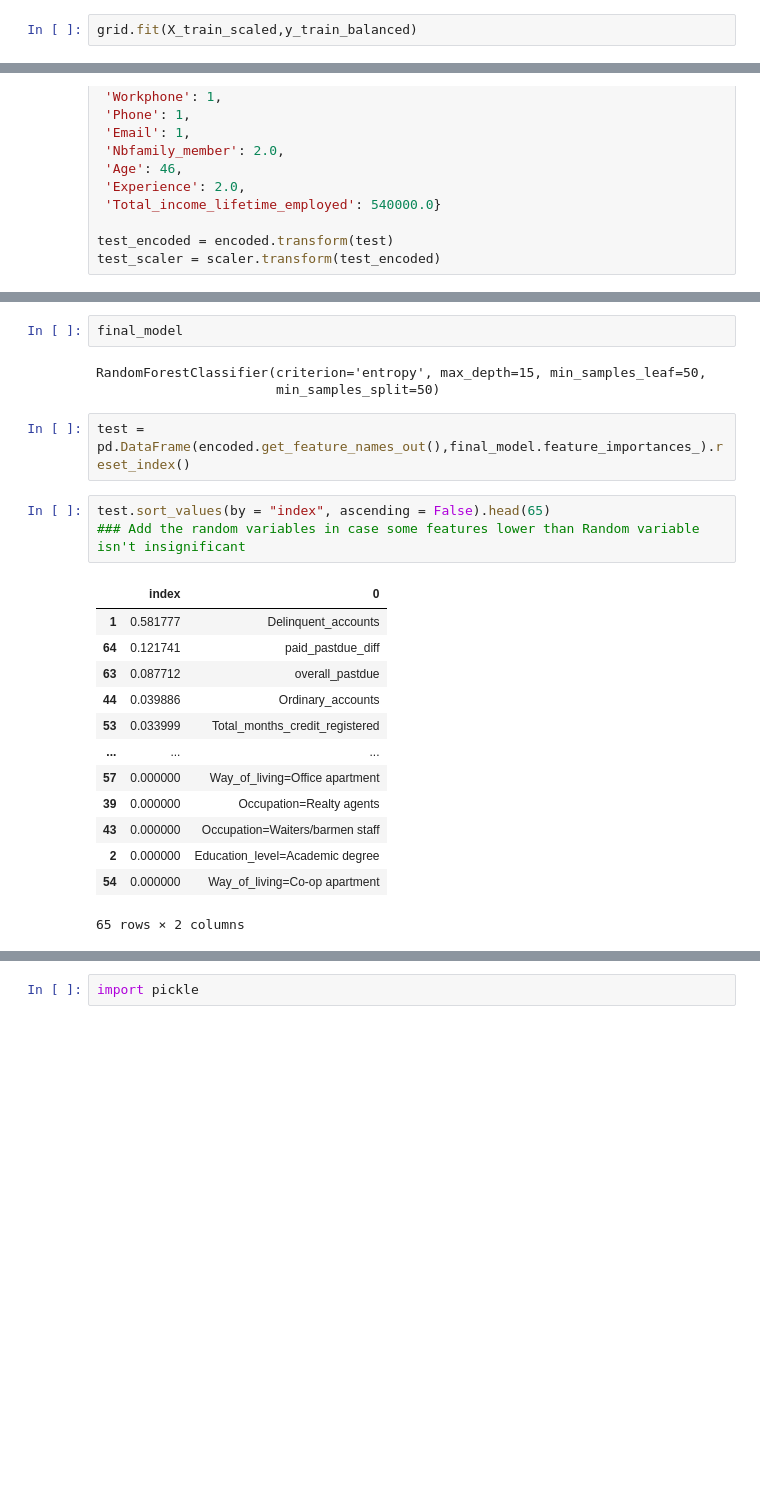
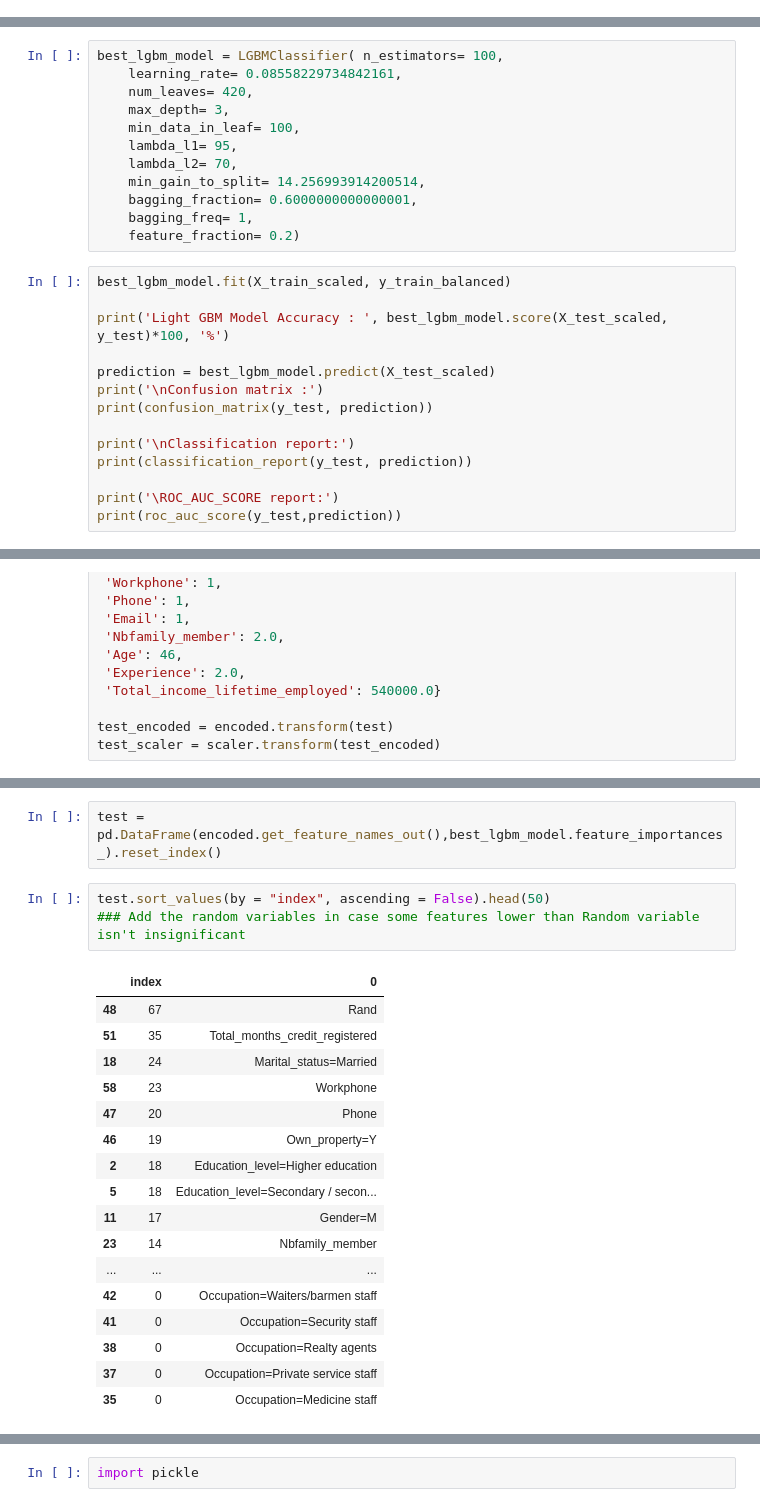
Before and after one commit to supavitkod/Credit, a Jupyter notebook: Credit analysis.ipynb, the cells around one changed output, grey strips where cells are left out. Drawn from its saved outputs; the diff is of its cells as text; blank space fills up the shorter version.

```diff
--- a/Credit analysis.ipynb
+++ b/Credit analysis.ipynb
@@ -1036,2 +768,0 @@ GridSearchCV(cv=5,
-# %%
-grid.fit(X_train_scaled,y_train_balanced)
@@ -1084,0 +950,26 @@ final_model.score(X_test_scaled,y_test)
+# %%
+best_lgbm_model = LGBMClassifier( n_estimators= 100,
+    learning_rate= 0.08558229734842161,
+    num_leaves= 420,
+    max_depth= 3,
+    min_data_in_leaf= 100,
+    lambda_l1= 95,
+    lambda_l2= 70,
+    min_gain_to_split= 14.256993914200514,
+    bagging_fraction= 0.6000000000000001,
+    bagging_freq= 1,
+    feature_fraction= 0.2)
+# %%
+best_lgbm_model.fit(X_train_scaled, y_train_balanced)
+
+print('Light GBM Model Accuracy : ', best_lgbm_model.score(X_test_scaled, y_test)*100, '%')
+
+prediction = best_lgbm_model.predict(X_test_scaled)
+print('\nConfusion matrix :')
+print(confusion_matrix(y_test, prediction))
+
+print('\nClassification report:')
+print(classification_report(y_test, prediction))
+
+print('\ROC_AUC_SCORE report:')
+print(roc_auc_score(y_test,prediction))
@@ -1130,26 +1020,25 @@ final_model.predict(test_scaler)
 # %% [output]
 array([0])
-# %%
-final_model
-# %% [output]
-RandomForestClassifier(criterion='entropy', max_depth=15, min_samples_leaf=50,
-                       min_samples_split=50)
 # %%
-test = pd.DataFrame(encoded.get_feature_names_out(),final_model.feature_importances_).reset_index()
+test = pd.DataFrame(encoded.get_feature_names_out(),best_lgbm_model.feature_importances_).reset_index()
 # %%
-test.sort_values(by = "index", ascending = False).head(65)
+test.sort_values(by = "index", ascending = False).head(50)
 ### Add the random variables in case some features lower than Random variable isn't insignificant
 # %% [output]
 |  | index | 0 |
-| 1 | 0.581777 | Delinquent_accounts |
-| 64 | 0.121741 | paid_pastdue_diff |
-| 63 | 0.087712 | overall_pastdue |
-| 44 | 0.039886 | Ordinary_accounts |
-| 53 | 0.033999 | Total_months_credit_registered |
+| 48 | 67 | Rand |
+| 51 | 35 | Total_months_credit_registered |
+| 18 | 24 | Marital_status=Married |
+| 58 | 23 | Workphone |
+| 47 | 20 | Phone |
+| 46 | 19 | Own_property=Y |
+| 2 | 18 | Education_level=Higher education |
+| 5 | 18 | Education_level=Secondary / secon... |
+| 11 | 17 | Gender=M |
+| 23 | 14 | Nbfamily_member |
 | ... | ... | ... |
-| 57 | 0.000000 | Way_of_living=Office apartment |
-| 39 | 0.000000 | Occupation=Realty agents |
-| 43 | 0.000000 | Occupation=Waiters/barmen staff |
-| 2 | 0.000000 | Education_level=Academic degree |
-| 54 | 0.000000 | Way_of_living=Co-op apartment |
+| 42 | 0 | Occupation=Waiters/barmen staff |
+| 41 | 0 | Occupation=Security staff |
+| 38 | 0 | Occupation=Realty agents |
+| 37 | 0 | Occupation=Private service staff |
+| 35 | 0 | Occupation=Medicine staff |
-65 rows × 2 columns
```
Also changed, not shown: parts of 110 cells of this notebook, 18 other files.
